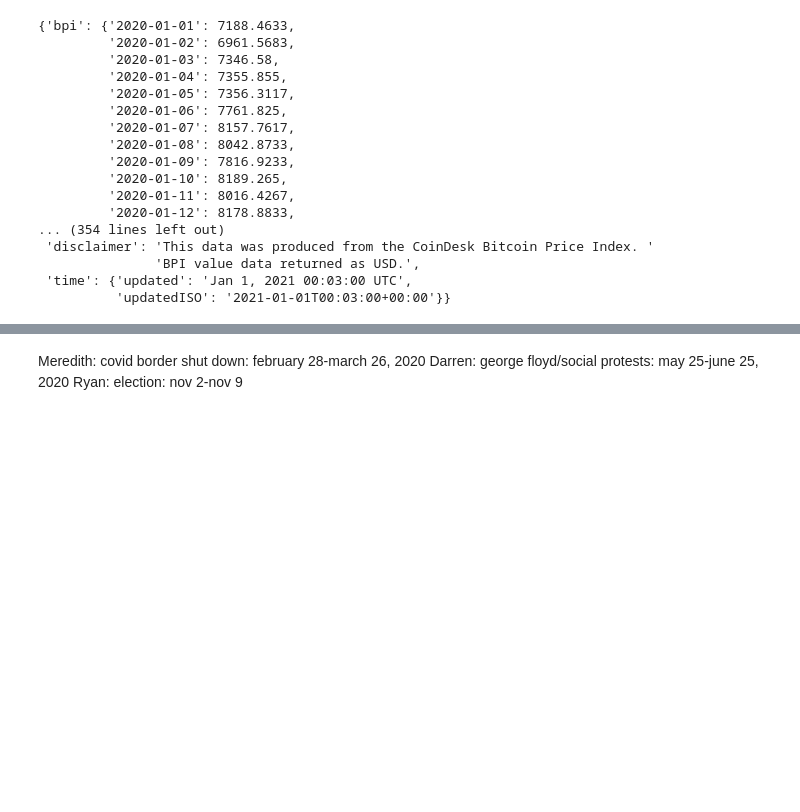
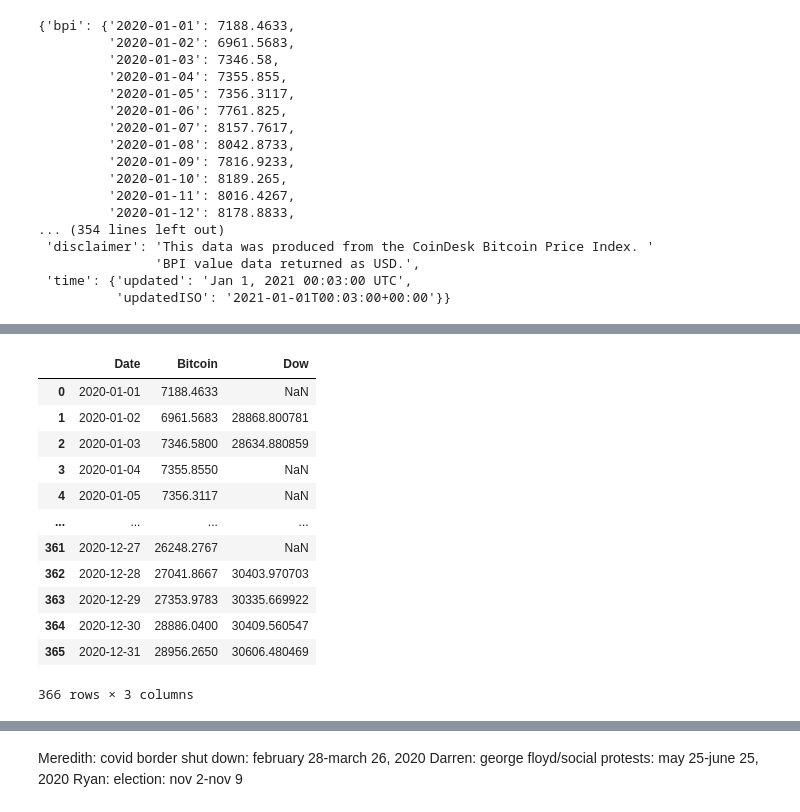
Before and after one commit to darrenr10/Project_1, a Jupyter notebook: chelsea-nb.ipynb, the cells around one changed output, grey strips where cells are left out. Saved outputs shown, nothing was run; the diff lists cells and outputs as text; code cells hidden in the pictures; blank space fills up the shorter version.

```diff
--- a/chelsea-nb.ipynb
+++ b/chelsea-nb.ipynb
@@ -125,0 +91,19 @@ plt.plot(x_axis, y_axis)
+# %%
+# BITCOIN &
+merged = pd.merge(test_df, dow_df, on='close date', how='left')
+merged = merged.rename(columns={'close date':'Date','close price':'Bitcoin', 'Close':'Dow'})
+merged
+# %% [output]
+|  | Date | Bitcoin | Dow |
+| 0 | 2020-01-01 | 7188.4633 | NaN |
+| 1 | 2020-01-02 | 6961.5683 | 28868.800781 |
+| 2 | 2020-01-03 | 7346.5800 | 28634.880859 |
+| 3 | 2020-01-04 | 7355.8550 | NaN |
+| 4 | 2020-01-05 | 7356.3117 | NaN |
+| ... | ... | ... | ... |
+| 361 | 2020-12-27 | 26248.2767 | NaN |
+| 362 | 2020-12-28 | 27041.8667 | 30403.970703 |
+| 363 | 2020-12-29 | 27353.9783 | 30335.669922 |
+| 364 | 2020-12-30 | 28886.0400 | 30409.560547 |
+| 365 | 2020-12-31 | 28956.2650 | 30606.480469 |
+366 rows × 3 columns
```
Also changed, not shown: parts of 11 cells of this notebook, 2 other files.
